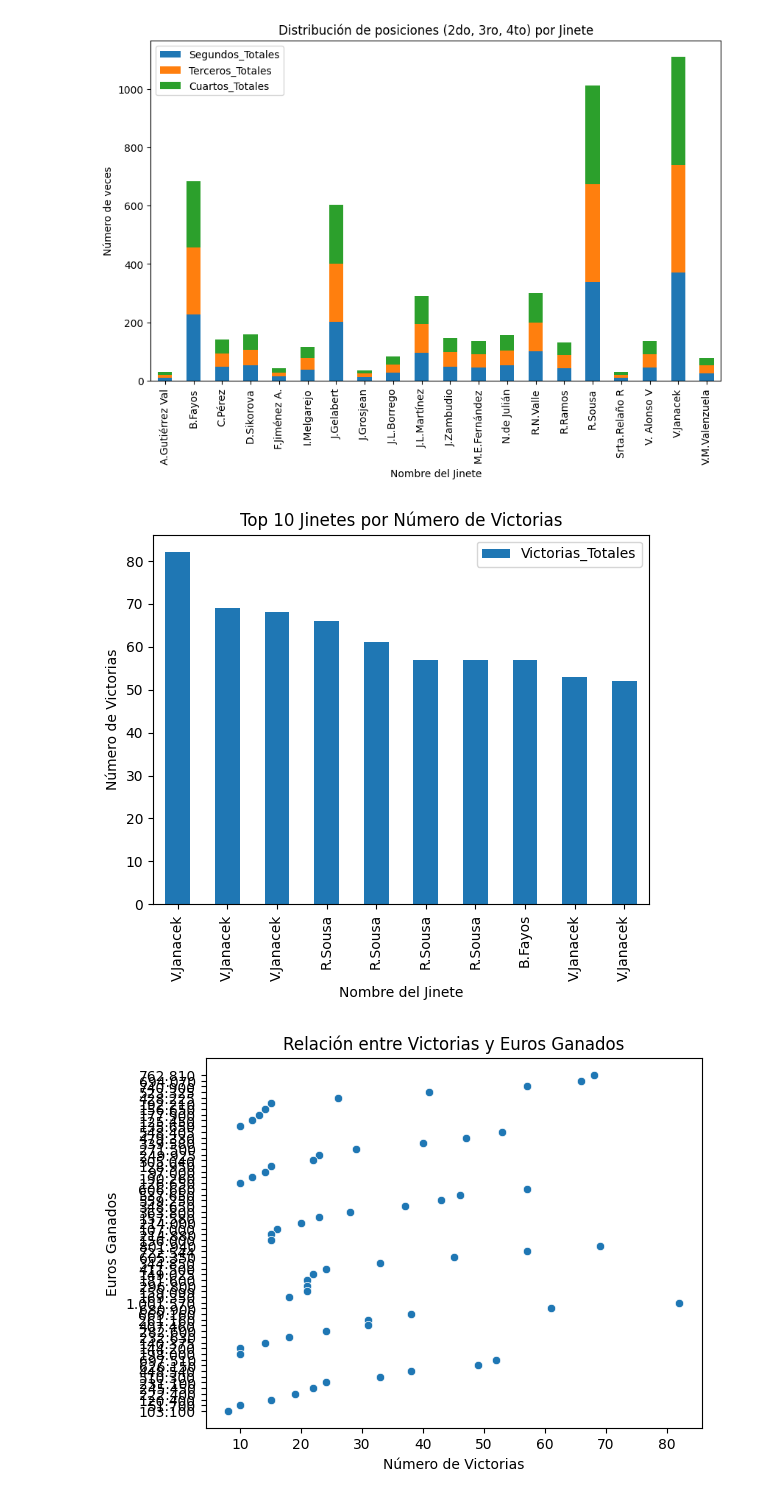
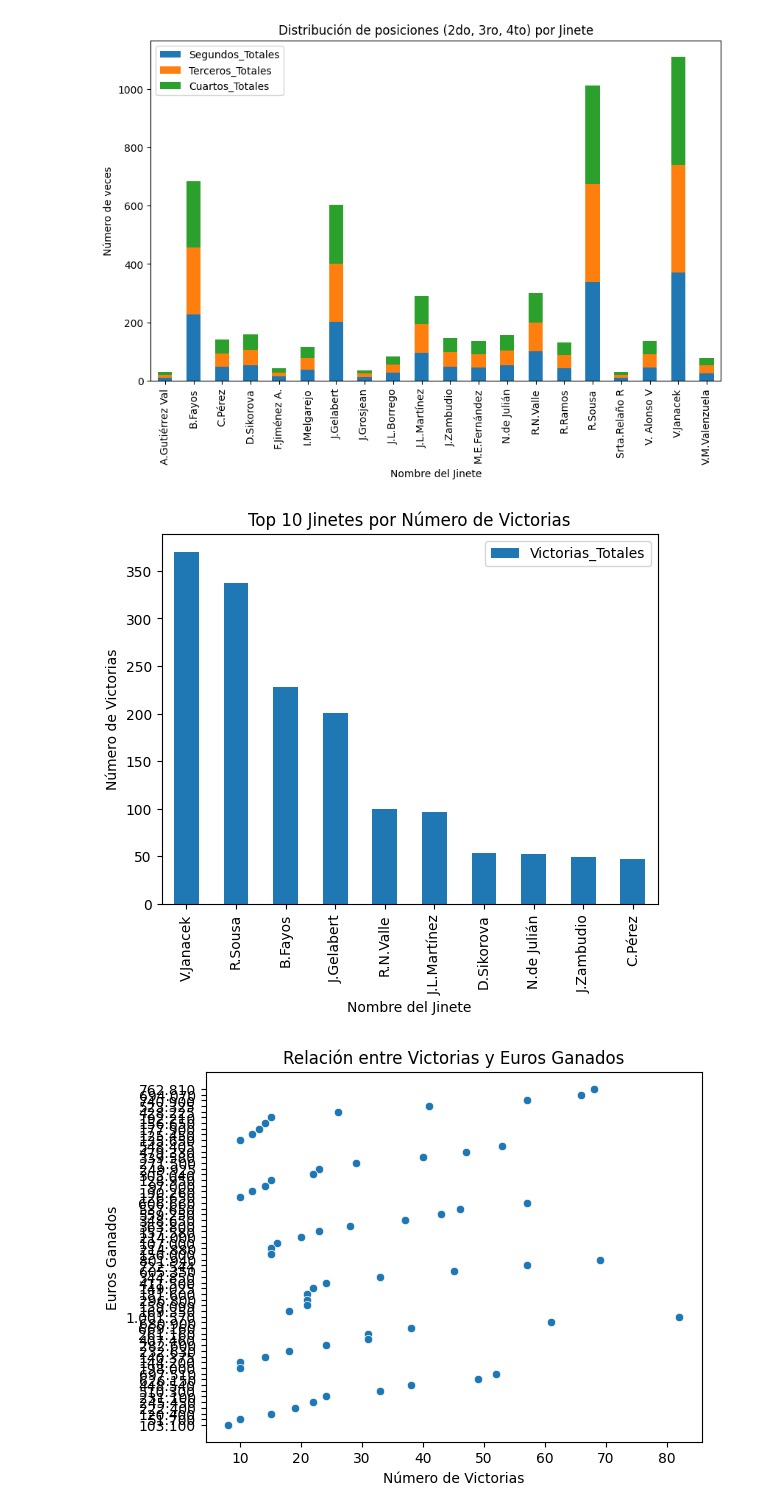
Before and after one commit to NellaCaro/estadisticas_jinetes, a Jupyter notebook: estadistica_jinetes.ipynb, the cells around one changed output. Cells and saved outputs as stored; diff of their text form; code cells hidden in the pictures.

Commit message:
Corrección TOP 10 jinetes histórico

```diff
--- a/estadistica_jinetes.ipynb
+++ b/estadistica_jinetes.ipynb
@@ -243,11 +240,20 @@ ranking_victorias = df_total[['Nombre', 'Victorias_Totales']].sort_values(by='Vi
+# %%
+# Agrupar por 'Nombre' y sumar las victorias totales
+ranking_victorias = df_total.groupby('Nombre')['Victorias_Totales'].sum().reset_index()
+
+# Ordenar por el número total de victorias en orden descendente
+ranking_victorias = ranking_victorias.sort_values(by='Victorias_Totales', ascending=False)
+
+# Tomar el top 10 jinetes
+top_10_victorias = ranking_victorias.head(10)
 # %%
-# Mostrar el top 10
-ranking_victorias.head(10).plot(kind='bar', x='Nombre', y='Victorias_Totales', title='Top 10 Jinetes por Número de Victorias')
+# Graficar el top 10 de jinetes por número de victorias
+top_10_victorias.plot(kind='bar', x='Nombre', y='Victorias_Totales', title='Top 10 Jinetes por Número de Victorias')
 plt.xlabel('Nombre del Jinete')
 plt.ylabel('Número de Victorias')
 plt.show()
 # %% [output]
-[figure, old version]
+[figure, new version]
 # %%
 # Relación entre victorias y euros ganados
 sns.scatterplot(data=df_total, x='Victorias_Totales', y='Euros')
```
Also changed, not shown: parts of 1 cell of this notebook.
